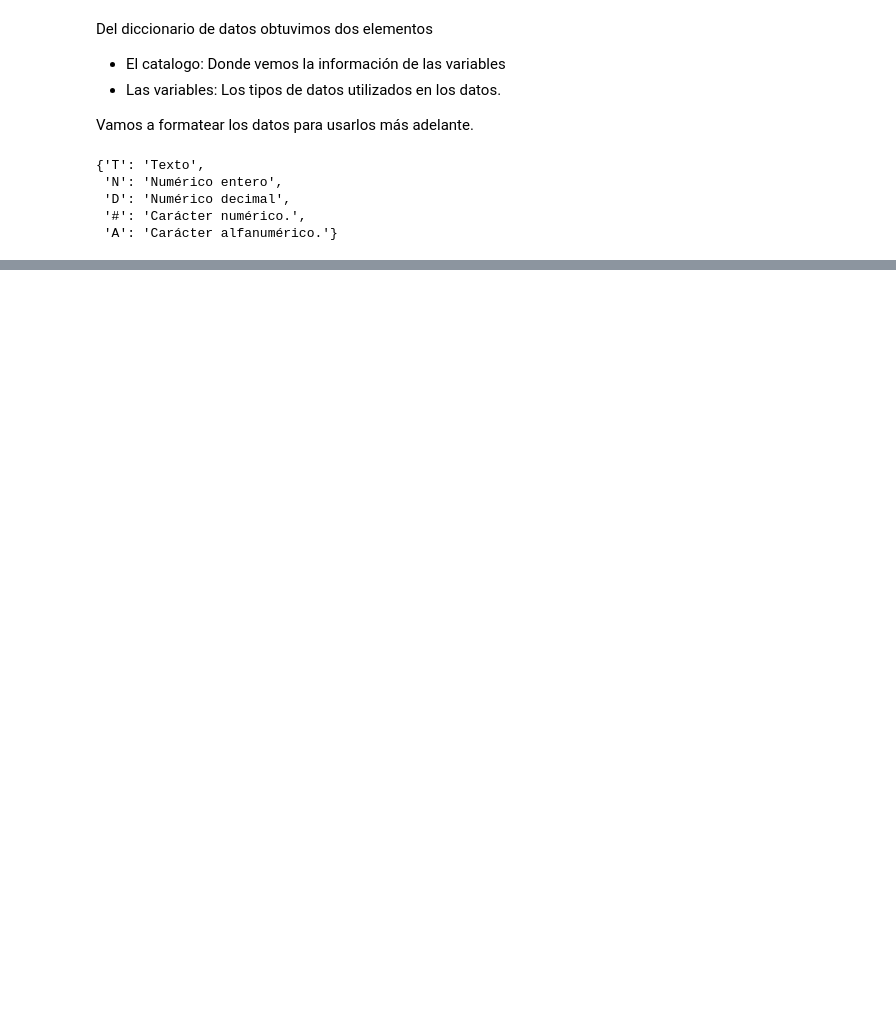
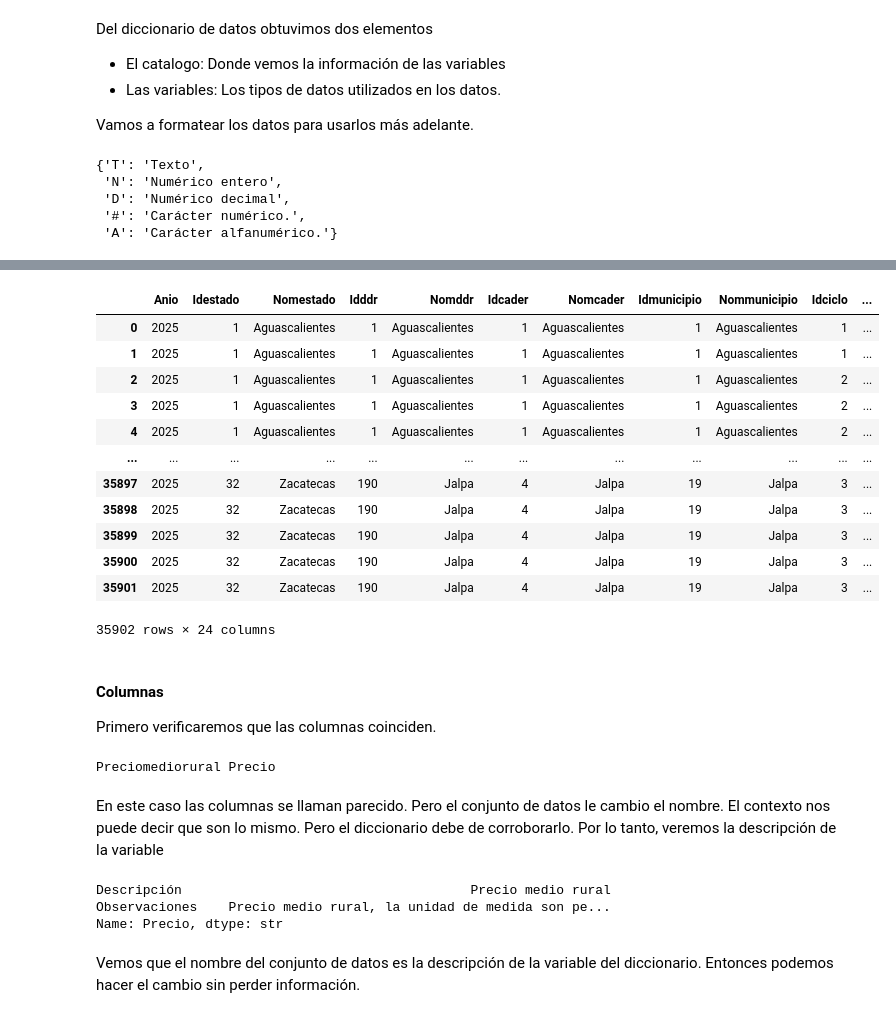
Before and after one commit to MCDagro3/proyecto_agronomia, a Jupyter notebook: notebooks/agroprod_1.ipynb, the cells around one changed output, grey strips where cells are left out. Cells and saved outputs as stored; diff of their text form; code cells hidden in the pictures; blank space fills up the shorter version.

Commit message:
normalize columns

```diff
--- a/notebooks/agroprod_1.ipynb
+++ b/notebooks/agroprod_1.ipynb
@@ -103,0 +129,49 @@ guide_vars
+# %%
+test = dgsiap.branch[0]
+
+csv_pars = {
+    "low_memory":False,
+    "index_col":0
+}
+test_df = test.open(pars=[1, csv_pars])
+test_df
+# %% [output]
+|  | Anio | Idestado | Nomestado | Idddr | Nomddr | Idcader | Nomcader | Idmunicipio | Nommunicipio | Idciclo | ... |
+| 0 | 2025 | 1 | Aguascalientes | 1 | Aguascalientes | 1 | Aguascalientes | 1 | Aguascalientes | 1 | ... |
+| 1 | 2025 | 1 | Aguascalientes | 1 | Aguascalientes | 1 | Aguascalientes | 1 | Aguascalientes | 1 | ... |
+| 2 | 2025 | 1 | Aguascalientes | 1 | Aguascalientes | 1 | Aguascalientes | 1 | Aguascalientes | 2 | ... |
+| 3 | 2025 | 1 | Aguascalientes | 1 | Aguascalientes | 1 | Aguascalientes | 1 | Aguascalientes | 2 | ... |
+| 4 | 2025 | 1 | Aguascalientes | 1 | Aguascalientes | 1 | Aguascalientes | 1 | Aguascalientes | 2 | ... |
+| ... | ... | ... | ... | ... | ... | ... | ... | ... | ... | ... | ... |
+| 35897 | 2025 | 32 | Zacatecas | 190 | Jalpa | 4 | Jalpa | 19 | Jalpa | 3 | ... |
+| 35898 | 2025 | 32 | Zacatecas | 190 | Jalpa | 4 | Jalpa | 19 | Jalpa | 3 | ... |
+| 35899 | 2025 | 32 | Zacatecas | 190 | Jalpa | 4 | Jalpa | 19 | Jalpa | 3 | ... |
+| 35900 | 2025 | 32 | Zacatecas | 190 | Jalpa | 4 | Jalpa | 19 | Jalpa | 3 | ... |
+| 35901 | 2025 | 32 | Zacatecas | 190 | Jalpa | 4 | Jalpa | 19 | Jalpa | 3 | ... |
+35902 rows × 24 columns
+# %% [markdown]
+#### Columnas
+
+Primero verificaremos que las columnas coinciden.
+# %%
+test_columns = test_df.columns.tolist()
+data_vars = codes.index.tolist()
+
+# Vemos las columnas que son diferentes.
+## Si los nombres son muy distintos puede ser que esten, pero en distinto orden,
+for test, real in zip(test_columns, data_vars):
+    if test!= real:
+        print(test, real)
+# %% [output]
+Preciomediorural Precio
+# %% [markdown]
+En este caso las columnas se llaman parecido. Pero el conjunto de datos le cambio el nombre. El contexto nos puede decir que son lo mismo. Pero el diccionario debe de corroborarlo. Por lo tanto, veremos la descripción de la variable
+# %%
+# Vemos la información asociada a la variable problemática.
+prodagro_help('Precio')
+# %% [output]
+Descripción                                     Precio medio rural
+Observaciones    Precio medio rural, la unidad de medida son pe...
+Name: Precio, dtype: str
+# %% [markdown]
+Vemos que el nombre del conjunto de datos es la descripción de la variable del diccionario. Entonces podemos hacer el cambio sin perder información.
```
Also changed, not shown: parts of 21 cells of this notebook.
